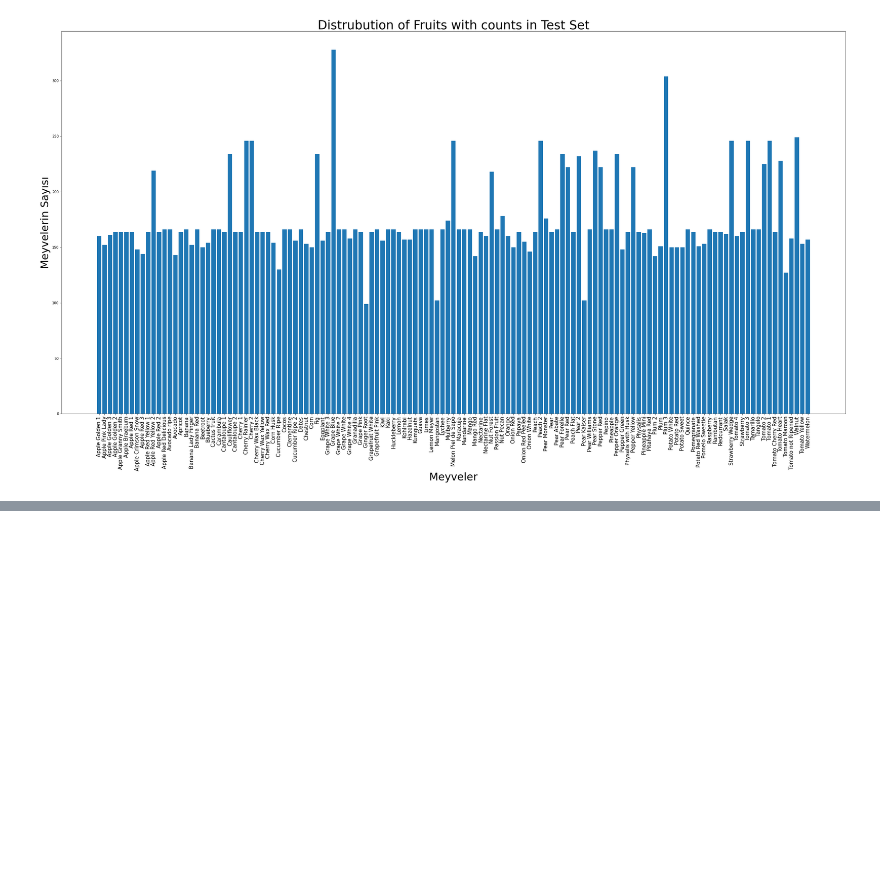
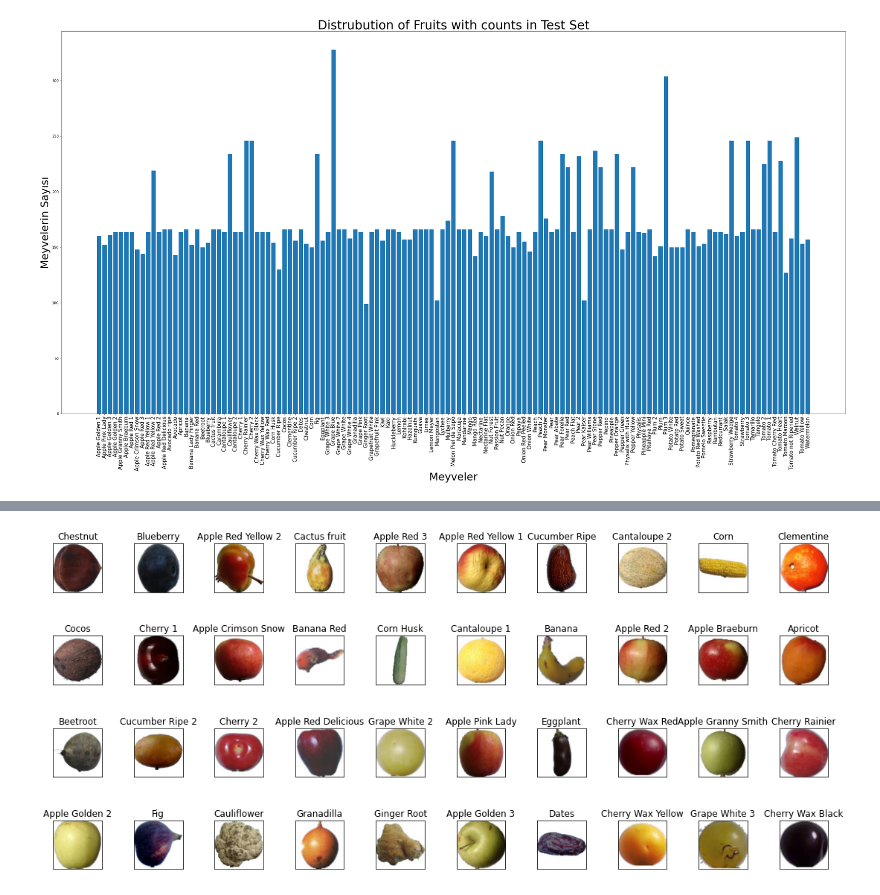
Before and after one commit to duyguaran/graduation_thesis, a Jupyter notebook: fruits.ipynb, the cells around one changed output, grey strips where cells are left out. Saved outputs shown, nothing was run; the diff lists cells and outputs as text; code cells hidden in the pictures; blank space fills up the shorter version.

Commit message:
Created DataFrame with the filepath and the labels of the some images

```diff
--- a/fruits.ipynb
+++ b/fruits.ipynb
@@ -87,0 +90,23 @@ plt.show() # distribution of uploaded testing data
+# %%
+train_dir = Path('/content/drive/MyDrive/graduation/fruits-360/Training')
+train_filepaths = list(train_dir.glob(r'**/*.jpg'))
+test_dir = Path('/content/drive/MyDrive/graduation/fruits-360/Testing')
+test_filepaths = list(test_dir.glob(r'**/*.jpg'))
+# %%
+def proc_img(filepath):
+
+    labels = [str(filepath[i]).split("/")[-2] \
+              for i in range(len(filepath))]
+
+    filepath = pd.Series(filepath, name='Filepath').astype(str)
+    labels = pd.Series(labels, name='Label')
+    df = pd.concat([filepath, labels], axis=1)
+    df = df.sample(frac=1).reset_index(drop = True)
+    return df
+
+train_df = proc_img(train_filepaths)
+test_df = proc_img(test_filepaths)
+
+print(f'Goruntulerin sayısı: {train_df.shape[0]}\n')
+print(f'Farklı etiketlerin sayısı: {len(train_df.Label.unique())}\n')
+print(f'Etiketler: {train_df.Label.unique()}')
@@ -87,0 +138,12 @@ plt.show() # distribution of uploaded testing data
+# %%
+df_unique = train_df.copy().drop_duplicates(subset=["Label"]).reset_index() #df with a Label of each category
+fig, axes = plt.subplots(nrows=4, ncols=10, figsize=(15, 7), # we can see that some images of the dataset
+                        subplot_kw={'xticks': [], 'yticks': []})
+
+for i, ax in enumerate(axes.flat):
+    ax.imshow(plt.imread(df_unique.Filepath[i]))
+    ax.set_title(df_unique.Label[i], fontsize = 12)
+plt.tight_layout(pad=0.5)
+plt.show()
+# %% [output]
+[figure, added]
```
Also changed, not shown: parts of 5 cells of this notebook.
